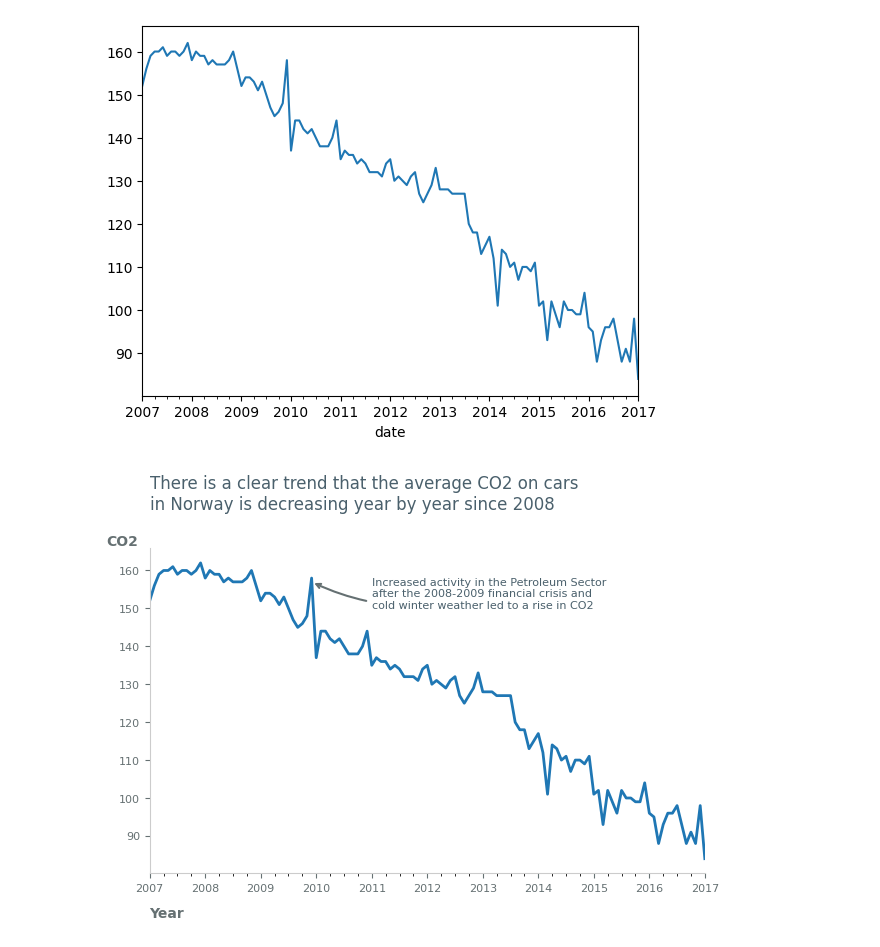
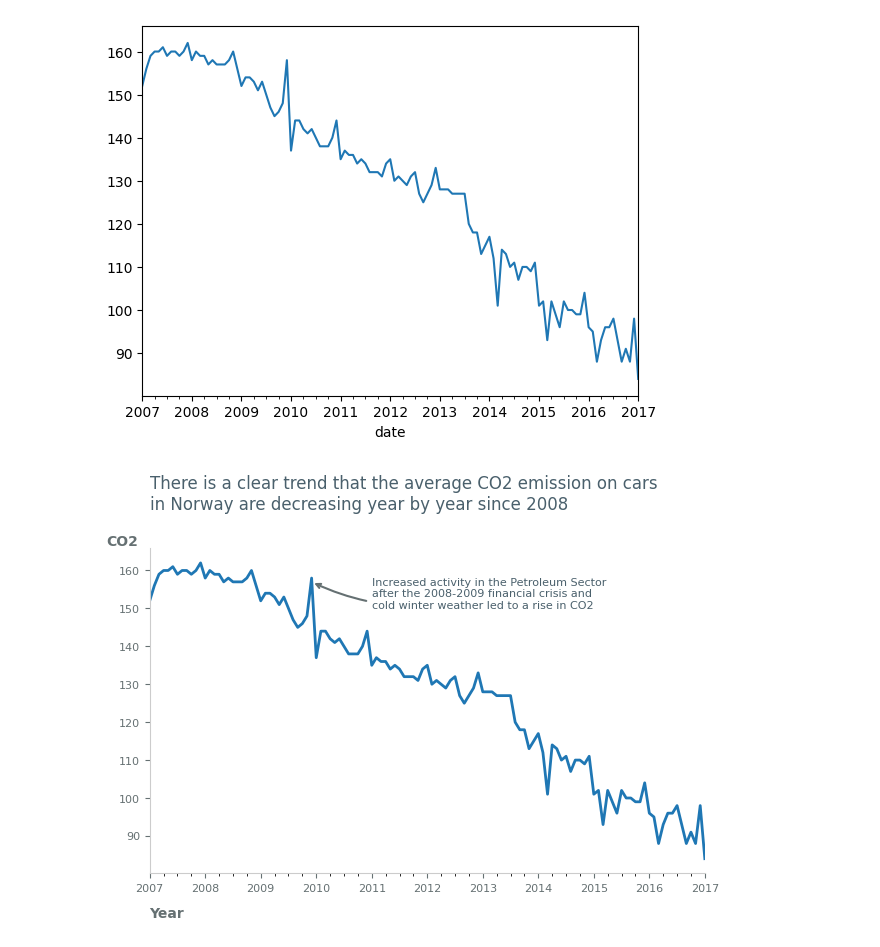
Before and after one commit to fredrikkron/data-visualization-fredrik-kron-de24, a Jupyter notebook: exercises/exercise_1/1.1.ipynb, the cells around one changed output. Saved outputs shown, nothing was run; the diff lists cells and outputs as text; code cells hidden in the pictures.

```diff
--- a/exercises/exercise_1/1.1.ipynb
+++ b/exercises/exercise_1/1.1.ipynb
@@ -37,32 +37,32 @@ ax.set_ylabel("CO2", color=GRAY_2, fontsize=10, fontweight="bold", rotation=0)
 ax.xaxis.set_label_coords(0.031, -0.1)
 ax.yaxis.set_label_coords(-0.05, 1)
 
 ax.set_title(
-    "There is a clear trend that the average CO2 on cars\nin Norway is decreasing year by year since 2008",
+    "There is a clear trend that the average CO2 emission on cars\nin Norway are decreasing year by year since 2008",
     loc="left",
     pad=28,
     color=GRAY_3
 )
 
 arrowprops = dict(
     arrowstyle = "->",
     connectionstyle = f"arc3, rad=-.2",
     linewidth=1.5,
     color=GRAY_2
 )
 
 ax.annotate(
     text="Increased activity in the Petroleum Sector\nafter the 2008-2009 financial crisis and\ncold winter weather led to a rise in CO2",
     xy=(pd.Timestamp("2009-12-01"), 157),
     fontsize=8,
     color=GRAY_3,
     arrowprops=arrowprops,
     xytext=(pd.Timestamp("2011-01-01"), 150)
 )
 
 
 fig = ax.get_figure()
 fig.tight_layout()
 fig.savefig("figures/CO2_Emission_trend.png")
 # %% [output]
-[figure, old version]
+[figure, new version]
```
Also changed, not shown: 1 other file.
